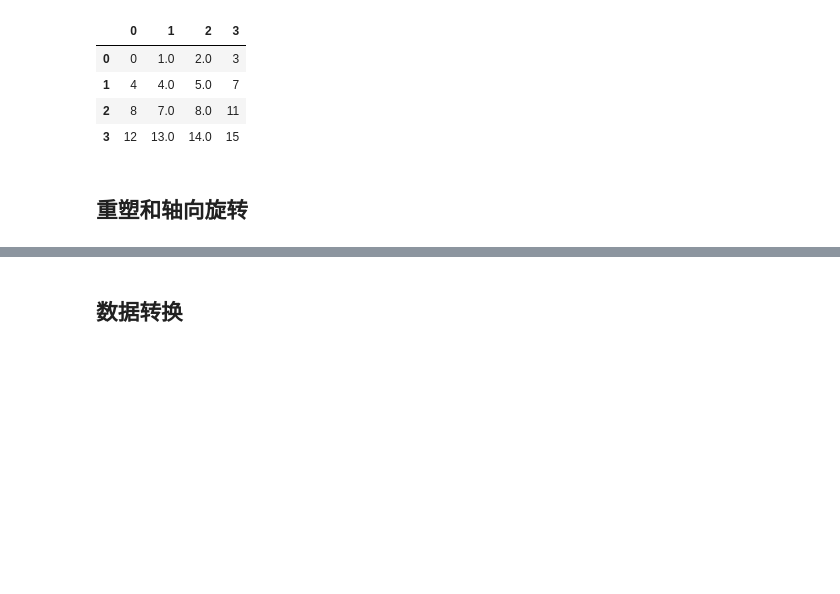
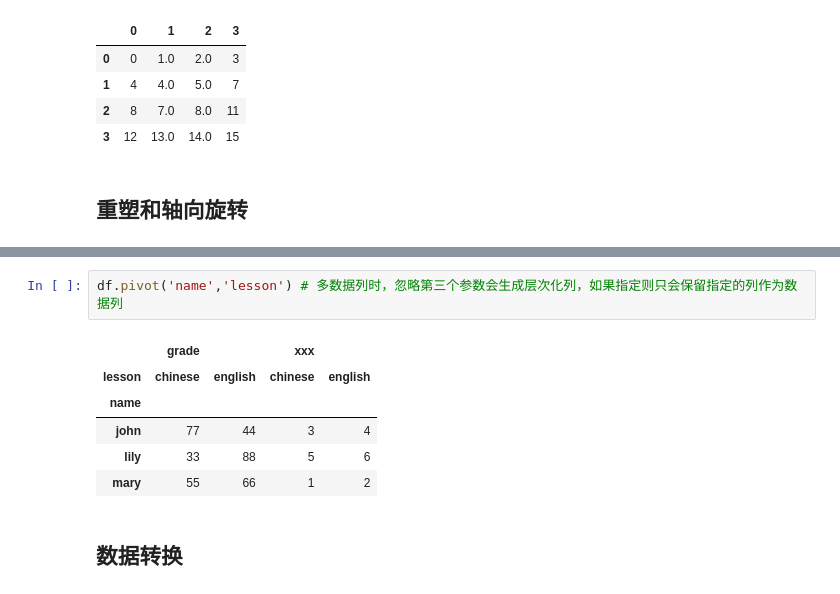
Before and after one commit to NemoHoHaloAi/machine_learning, a Jupyter notebook: python数据分析/数据规整化：清理、转换、合并、重塑.ipynb, the cells around one changed output, grey strips where cells are left out. Saved outputs shown, nothing was run; the diff lists cells and outputs as text; blank space fills up the shorter version.

```diff
--- a/python数据分析/数据规整化：清理、转换、合并、重塑.ipynb
+++ b/python数据分析/数据规整化：清理、转换、合并、重塑.ipynb
@@ -386,3 +512,12 @@ http://pandas.pydata.org/pandas-docs/stable/indexing.html#ix-indexer-is-deprecat
+# %%
+df.pivot('name','lesson') # 多数据列时，忽略第三个参数会生成层次化列，如果指定则只会保留指定的列作为数据列
+# %% [output]
+|  | grade |  | xxx |  |
+| lesson | chinese | english | chinese | english |
+| name |  |  |  |  |
+| john | 77 | 44 | 3 | 4 |
+| lily | 33 | 88 | 5 | 6 |
+| mary | 55 | 66 | 1 | 2 |
 # %% [markdown]
 ## 数据转换
 # %% [markdown]
```
Also changed, not shown: parts of 19 cells of this notebook.
